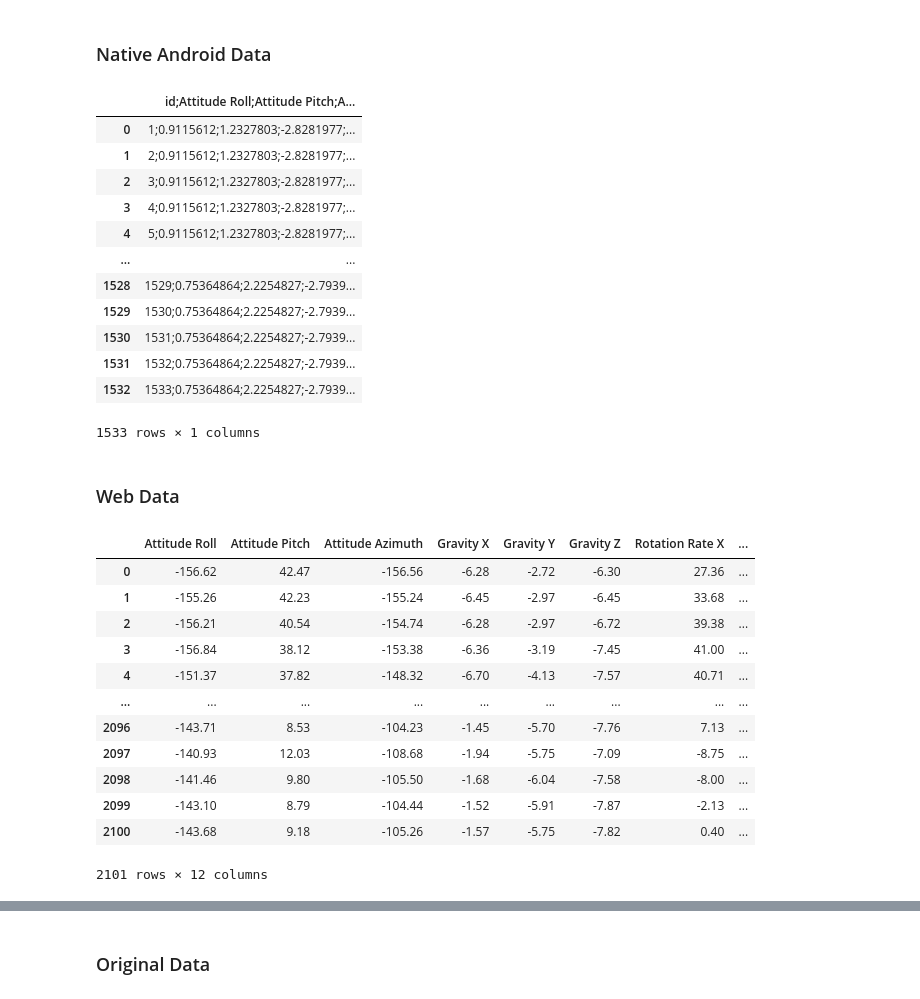
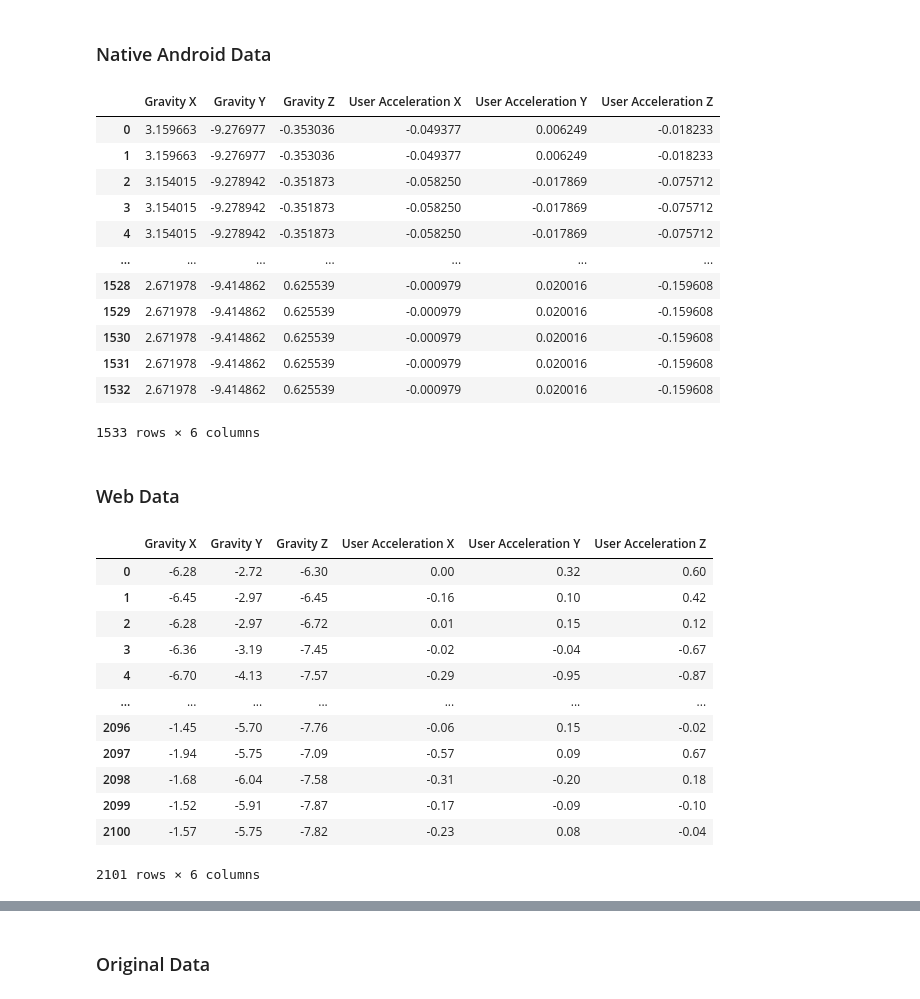
Before and after one commit to rayhannarindran/fitmotion_model, a Jupyter notebook: src/model_tester.ipynb, the cells around one changed output, grey strips where cells are left out. Drawn from its saved outputs; the diff is of its cells as text; code cells hidden in the pictures.

```diff
--- a/src/model_tester.ipynb
+++ b/src/model_tester.ipynb
@@ -14,8 +8,8 @@ To enable the following instructions: AVX2 FMA, in other operations, rebuild Ten
 # %%
 # Specify Model
-reduced = False
+reduced = True
 model_type = 'keras' # keras or h5 or onnx
-factor_index = 1
+factor_index = 0
 # %% [markdown]
 # Load Model
 # %%
@@ -48,54 +42,52 @@ data_type = 'wlk'
 data_num = '1'
 data_url = '../data/' + data_source + '/' + data_type + '/' + data_type + data_num + '-SensorData.csv'
 
-try:
-    df = pd.read_csv(data_url, sep=',')
-except:
-    df = pd.read_csv(data_url, sep=';')
+df = pd.read_csv(data_url, sep=',')
 
 df = df.drop(['Unnamed: 0'], axis=1) if 'Unnamed: 0' in df.columns else df
 df = df.drop(['id'], axis=1) if 'id' in df.columns else df
 df
 # %% [output]
-|  | id;Attitude Roll;Attitude Pitch;A... |
-| 0 | 1;0.9115612;1.2327803;-2.8281977;... |
-| 1 | 2;0.9115612;1.2327803;-2.8281977;... |
-| 2 | 3;0.9115612;1.2327803;-2.8281977;... |
-| 3 | 4;0.9115612;1.2327803;-2.8281977;... |
-| 4 | 5;0.9115612;1.2327803;-2.8281977;... |
-| ... | ... |
-| 1528 | 1529;0.75364864;2.2254827;-2.7939... |
-| 1529 | 1530;0.75364864;2.2254827;-2.7939... |
-| 1530 | 1531;0.75364864;2.2254827;-2.7939... |
-| 1531 | 1532;0.75364864;2.2254827;-2.7939... |
-| 1532 | 1533;0.75364864;2.2254827;-2.7939... |
+|  | Gravity X | Gravity Y | Gravity Z | User Acceleration X | User Acceleration Y | User Acceleration Z |
+| 0 | 3.159663 | -9.276977 | -0.353036 | -0.049377 | 0.006249 | -0.018233 |
+| 1 | 3.159663 | -9.276977 | -0.353036 | -0.049377 | 0.006249 | -0.018233 |
+| 2 | 3.154015 | -9.278942 | -0.351873 | -0.058250 | -0.017869 | -0.075712 |
+| 3 | 3.154015 | -9.278942 | -0.351873 | -0.058250 | -0.017869 | -0.075712 |
+| 4 | 3.154015 | -9.278942 | -0.351873 | -0.058250 | -0.017869 | -0.075712 |
+| ... | ... | ... | ... | ... | ... | ... |
+| 1528 | 2.671978 | -9.414862 | 0.625539 | -0.000979 | 0.020016 | -0.159608 |
+| 1529 | 2.671978 | -9.414862 | 0.625539 | -0.000979 | 0.020016 | -0.159608 |
+| 1530 | 2.671978 | -9.414862 | 0.625539 | -0.000979 | 0.020016 | -0.159608 |
+| 1531 | 2.671978 | -9.414862 | 0.625539 | -0.000979 | 0.020016 | -0.159608 |
+| 1532 | 2.671978 | -9.414862 | 0.625539 | -0.000979 | 0.020016 | -0.159608 |
-1533 rows × 1 columns
+1533 rows × 6 columns
 # %% [markdown]
 ### Web Data
 # %%
 # Load Android Data
-data_source = 'html_data'
+data_source = 'html_data_reduced' if reduced else 'html_data'
 device_source = 'iphone'
 data_type = 'sit'
 data_num = '1'
+
 data_url = '../data/' + data_source + '/' + device_source + '/' + data_type + '/' + data_type + '_' + data_num + '.csv'
 
 df = pd.read_csv(data_url, sep=',')
 df = df.drop(['Unnamed: 0'], axis=1) if 'Unnamed: 0' in df.columns else df
 df = df.drop(['id'], axis=1) if 'id' in df.columns else df
 df = df.drop(['Timestamp'], axis=1) if 'Timestamp' in df.columns else df
 df
 # %% [output]
-|  | Attitude Roll | Attitude Pitch | Attitude Azimuth | Gravity X | Gravity Y | Gravity Z | Rotation Rate X | ... |
-| 0 | -156.62 | 42.47 | -156.56 | -6.28 | -2.72 | -6.30 | 27.36 | ... |
-| 1 | -155.26 | 42.23 | -155.24 | -6.45 | -2.97 | -6.45 | 33.68 | ... |
-| 2 | -156.21 | 40.54 | -154.74 | -6.28 | -2.97 | -6.72 | 39.38 | ... |
-| 3 | -156.84 | 38.12 | -153.38 | -6.36 | -3.19 | -7.45 | 41.00 | ... |
-| 4 | -151.37 | 37.82 | -148.32 | -6.70 | -4.13 | -7.57 | 40.71 | ... |
-| ... | ... | ... | ... | ... | ... | ... | ... | ... |
-| 2096 | -143.71 | 8.53 | -104.23 | -1.45 | -5.70 | -7.76 | 7.13 | ... |
-| 2097 | -140.93 | 12.03 | -108.68 | -1.94 | -5.75 | -7.09 | -8.75 | ... |
-| 2098 | -141.46 | 9.80 | -105.50 | -1.68 | -6.04 | -7.58 | -8.00 | ... |
-| 2099 | -143.10 | 8.79 | -104.44 | -1.52 | -5.91 | -7.87 | -2.13 | ... |
-| 2100 | -143.68 | 9.18 | -105.26 | -1.57 | -5.75 | -7.82 | 0.40 | ... |
+|  | Gravity X | Gravity Y | Gravity Z | User Acceleration X | User Acceleration Y | User Acceleration Z |
+| 0 | -6.28 | -2.72 | -6.30 | 0.00 | 0.32 | 0.60 |
+| 1 | -6.45 | -2.97 | -6.45 | -0.16 | 0.10 | 0.42 |
+| 2 | -6.28 | -2.97 | -6.72 | 0.01 | 0.15 | 0.12 |
+| 3 | -6.36 | -3.19 | -7.45 | -0.02 | -0.04 | -0.67 |
+| 4 | -6.70 | -4.13 | -7.57 | -0.29 | -0.95 | -0.87 |
+| ... | ... | ... | ... | ... | ... | ... |
+| 2096 | -1.45 | -5.70 | -7.76 | -0.06 | 0.15 | -0.02 |
+| 2097 | -1.94 | -5.75 | -7.09 | -0.57 | 0.09 | 0.67 |
+| 2098 | -1.68 | -6.04 | -7.58 | -0.31 | -0.20 | 0.18 |
+| 2099 | -1.52 | -5.91 | -7.87 | -0.17 | -0.09 | -0.10 |
+| 2100 | -1.57 | -5.75 | -7.82 | -0.23 | 0.08 | -0.04 |
-2101 rows × 12 columns
+2101 rows × 6 columns
```
Also changed, not shown: parts of 10 cells of this notebook, 28 other files.
